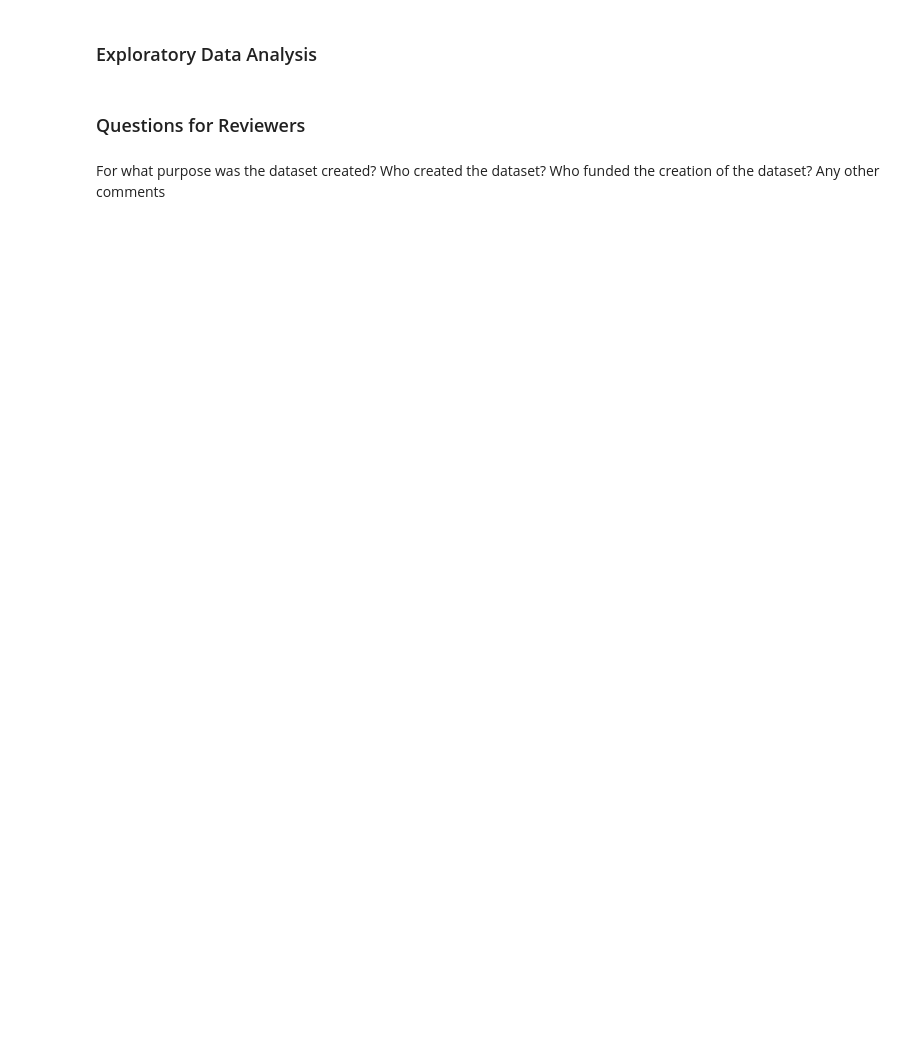
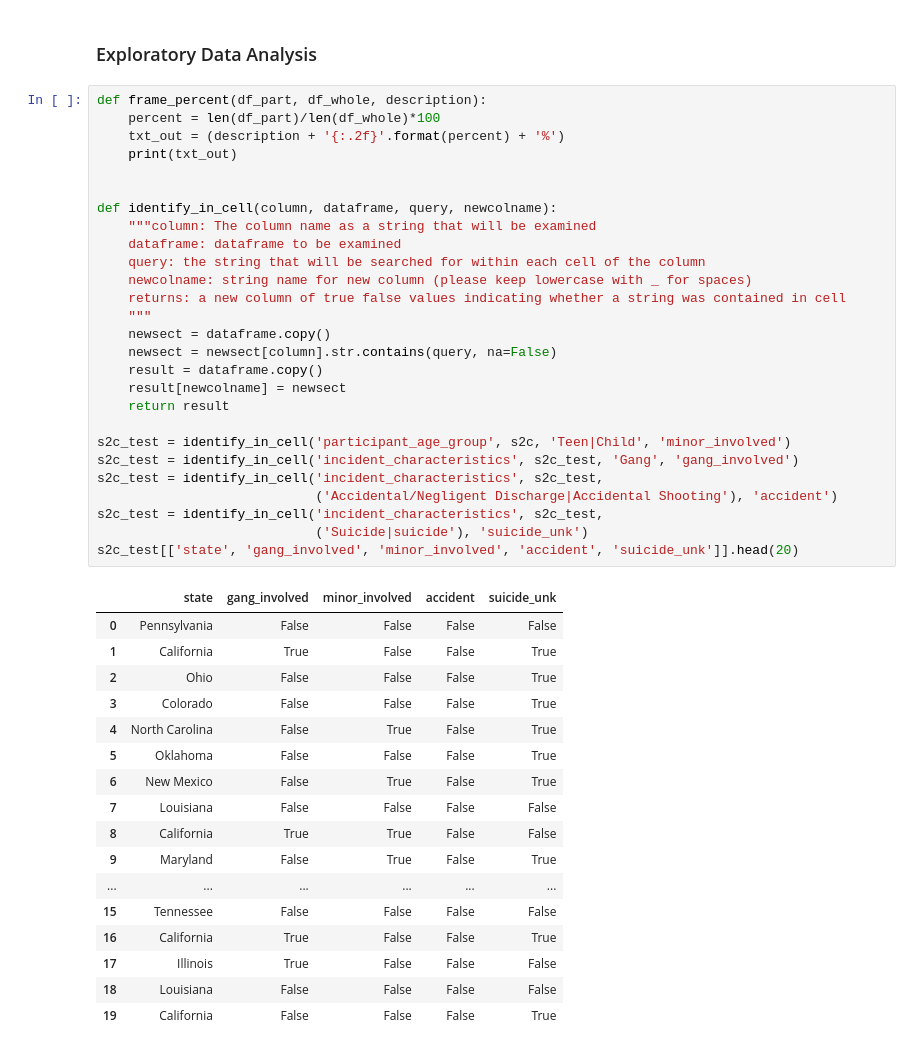
Before and after one commit to ADigitalFrontier/INFO2950, a Jupyter notebook: project/project.ipynb, the cells around one changed output. Drawn from its saved outputs; the diff is of its cells as text; blank space fills up the shorter version.

```diff
--- a/project/project.ipynb
+++ b/project/project.ipynb
@@ -138,9 +195,47 @@ Total injured: 118402
 # %% [markdown]
 <h3>Exploratory Data Analysis</h3>
-# %% [markdown]
-<h3>Questions for Reviewers</h3>
-# %% [markdown]
-For what purpose was the dataset created?
-Who created the dataset?
-Who funded the creation of the dataset?
-Any other comments
+# %%
+def frame_percent(df_part, df_whole, description):
+    percent = len(df_part)/len(df_whole)*100
+    txt_out = (description + '{:.2f}'.format(percent) + '%')
+    print(txt_out)
+
+
+def identify_in_cell(column, dataframe, query, newcolname):
+    """column: The column name as a string that will be examined
+    dataframe: dataframe to be examined
+    query: the string that will be searched for within each cell of the column
+    newcolname: string name for new column (please keep lowercase with _ for spaces)
+    returns: a new column of true false values indicating whether a string was contained in cell
+    """
+    newsect = dataframe.copy()
+    newsect = newsect[column].str.contains(query, na=False)
+    result = dataframe.copy()
+    result[newcolname] = newsect
+    return result
+
+s2c_test = identify_in_cell('participant_age_group', s2c, 'Teen|Child', 'minor_involved')
+s2c_test = identify_in_cell('incident_characteristics', s2c_test, 'Gang', 'gang_involved')
+s2c_test = identify_in_cell('incident_characteristics', s2c_test,
+                            ('Accidental/Negligent Discharge|Accidental Shooting'), 'accident')
+s2c_test = identify_in_cell('incident_characteristics', s2c_test,
+                            ('Suicide|suicide'), 'suicide_unk')
+s2c_test[['state', 'gang_involved', 'minor_involved', 'accident', 'suicide_unk']].head(20)
+# %% [output]
+|  | state | gang_involved | minor_involved | accident | suicide_unk |
+| 0 | Pennsylvania | False | False | False | False |
+| 1 | California | True | False | False | True |
+| 2 | Ohio | False | False | False | True |
+| 3 | Colorado | False | False | False | True |
+| 4 | North Carolina | False | True | False | True |
+| 5 | Oklahoma | False | False | False | True |
+| 6 | New Mexico | False | True | False | True |
+| 7 | Louisiana | False | False | False | False |
+| 8 | California | True | True | False | False |
+| 9 | Maryland | False | True | False | True |
+| ... | ... | ... | ... | ... | ... |
+| 15 | Tennessee | False | False | False | False |
+| 16 | California | True | False | False | True |
+| 17 | Illinois | True | False | False | False |
+| 18 | Louisiana | False | False | False | False |
+| 19 | California | False | False | False | True |
```
Also changed, not shown: parts of 13 cells of this notebook.
